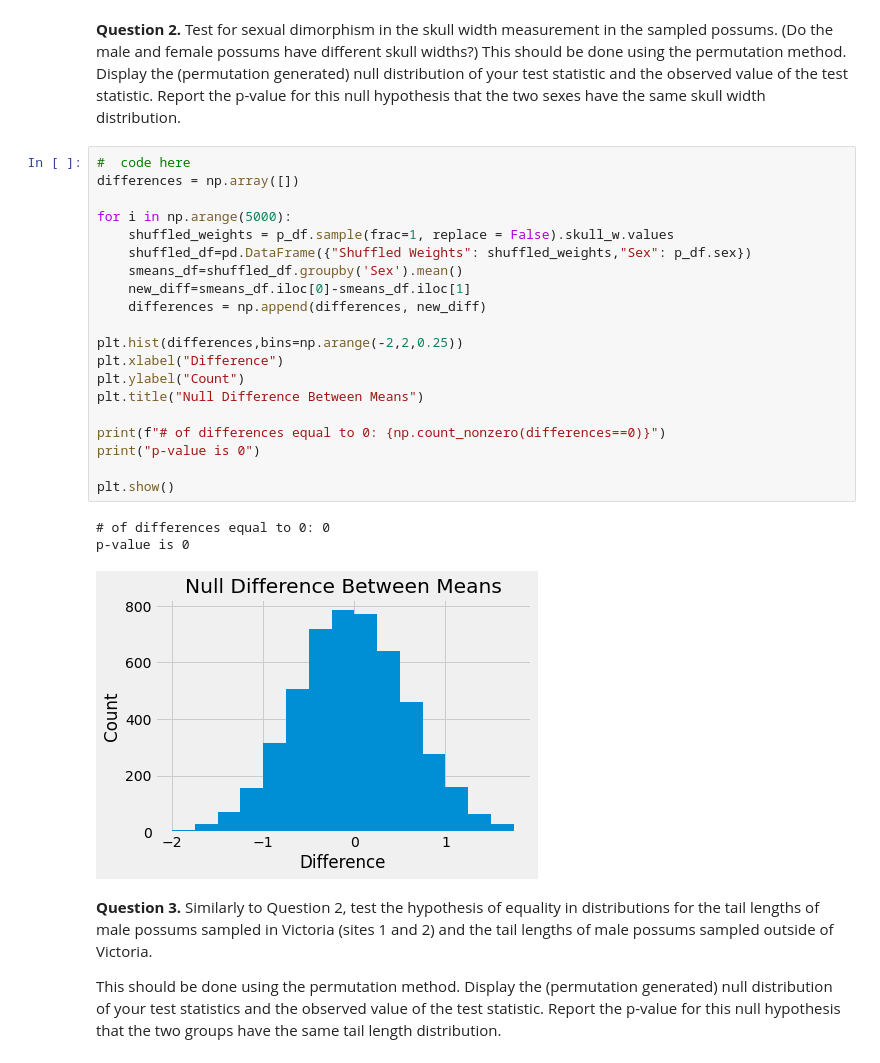
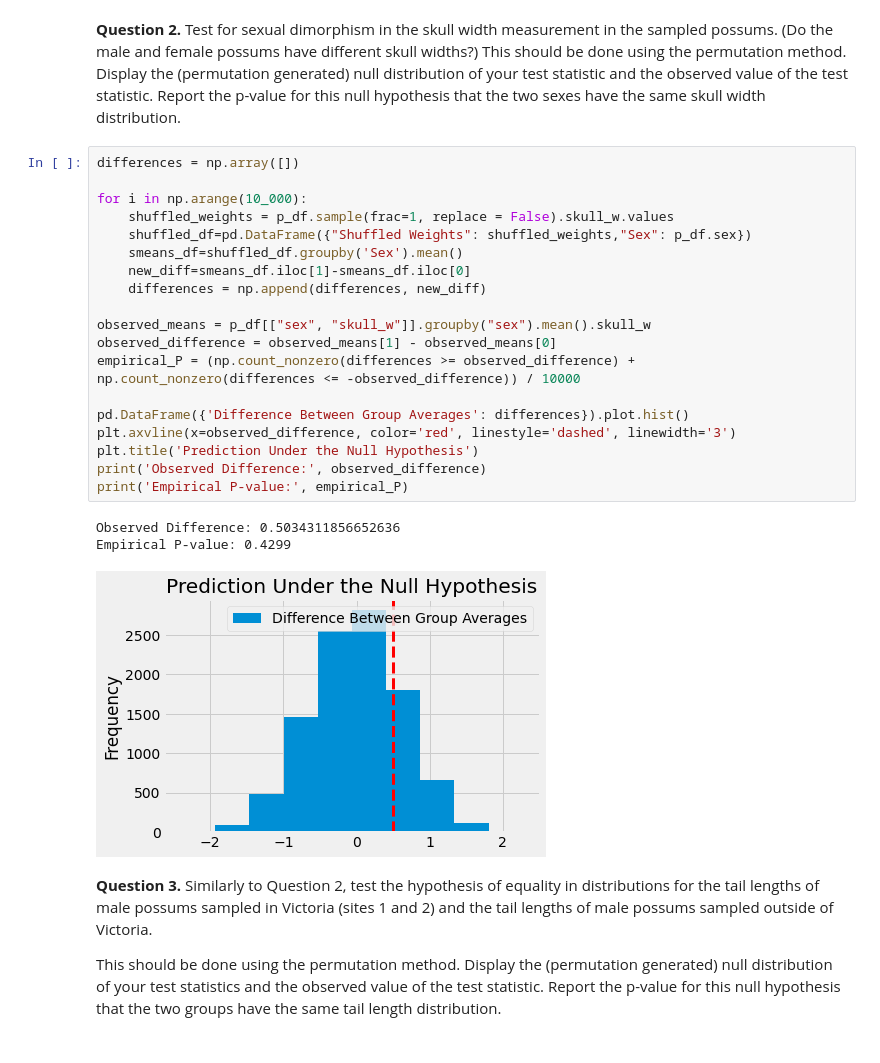
Before and after one commit to AAWorks/ds-1, a Jupyter notebook: hw7/homework07_Autumn23.ipynb, the cells around one changed output. Saved outputs shown, nothing was run; the diff lists cells and outputs as text.

```diff
--- a/hw7/homework07_Autumn23.ipynb
+++ b/hw7/homework07_Autumn23.ipynb
@@ -87,29 +87,28 @@ plt.show()
 # %% [markdown]
 **Question 2.** Test for sexual dimorphism in the skull width measurement in the sampled possums.  (Do the male and female possums have different skull widths?)  This should be done using the permutation method. Display the (permutation generated) null distribution of your test statistic and the observed value of the test statistic. Report the p-value for this null hypothesis that the two sexes have the same skull width distribution.
 # %%
-#  code here
 differences = np.array([])
 
-for i in np.arange(5000):
+for i in np.arange(10_000):
     shuffled_weights = p_df.sample(frac=1, replace = False).skull_w.values
     shuffled_df=pd.DataFrame({"Shuffled Weights": shuffled_weights,"Sex": p_df.sex})
     smeans_df=shuffled_df.groupby('Sex').mean()
-    new_diff=smeans_df.iloc[0]-smeans_df.iloc[1]
+    new_diff=smeans_df.iloc[1]-smeans_df.iloc[0]
     differences = np.append(differences, new_diff)
 
-plt.hist(differences,bins=np.arange(-2,2,0.25))
-plt.xlabel("Difference")
-plt.ylabel("Count")
-plt.title("Null Difference Between Means")
+observed_means = p_df[["sex", "skull_w"]].groupby("sex").mean().skull_w
+observed_difference = observed_means[1] - observed_means[0]
+empirical_P = (np.count_nonzero(differences >= observed_difference) + np.count_nonzero(differences <= -observed_difference)) / 10000
 
-print(f"# of differences equal to 0: {np.count_nonzero(differences==0)}")
-print("p-value is 0")
-
-plt.show()
+pd.DataFrame({'Difference Between Group Averages': differences}).plot.hist()
+plt.axvline(x=observed_difference, color='red', linestyle='dashed', linewidth='3')
+plt.title('Prediction Under the Null Hypothesis')
+print('Observed Difference:', observed_difference)
+print('Empirical P-value:', empirical_P)
 # %% [output]
-# of differences equal to 0: 0
-p-value is 0
+Observed Difference: 0.5034311856652636
+Empirical P-value: 0.4299
-[figure, old version]
+[figure, new version]
 # %% [markdown]
 **Question 3.** Similarly to Question 2, test the hypothesis of equality in distributions for the tail lengths of male possums sampled in Victoria (sites 1 and 2) and the tail lengths of male possums sampled outside of Victoria.
 
```
Also changed, not shown: parts of 3 cells of this notebook.
